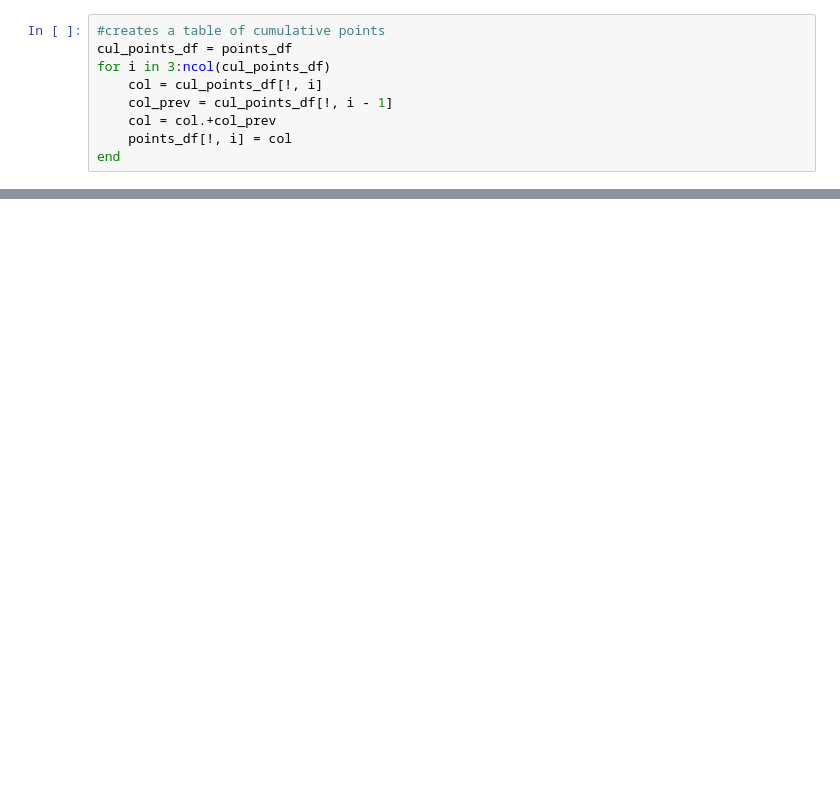
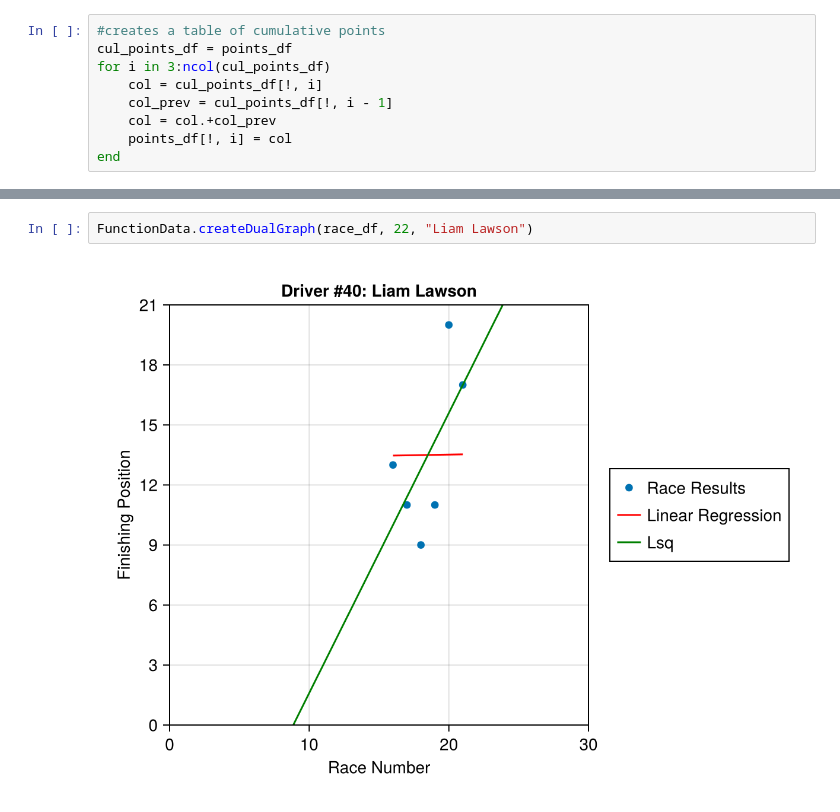
Before and after one commit to nmalicki/Sci-Comp-Project, a Jupyter notebook: main.ipynb, the cells around one changed output, grey strips where cells are left out. Cells and saved outputs as stored; diff of their text form; blank space fills up the shorter version.

```diff
--- a/main.ipynb
+++ b/main.ipynb
@@ -212,0 +126,4 @@ fig
+# %%
+FunctionData.createDualGraph(race_df, 22, "Liam Lawson")
+# %% [output]
+[figure, added]
```
Also changed, not shown: parts of 15 cells of this notebook, 3 other files.
